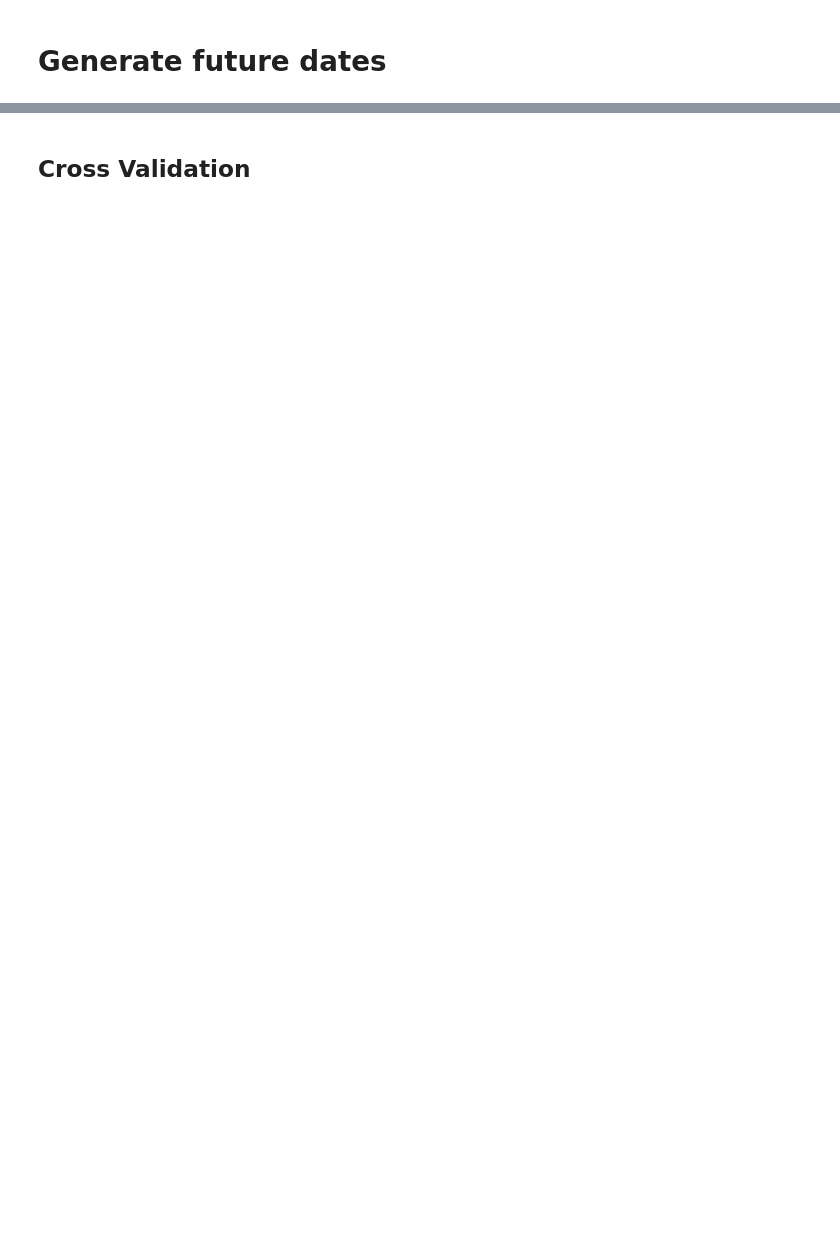
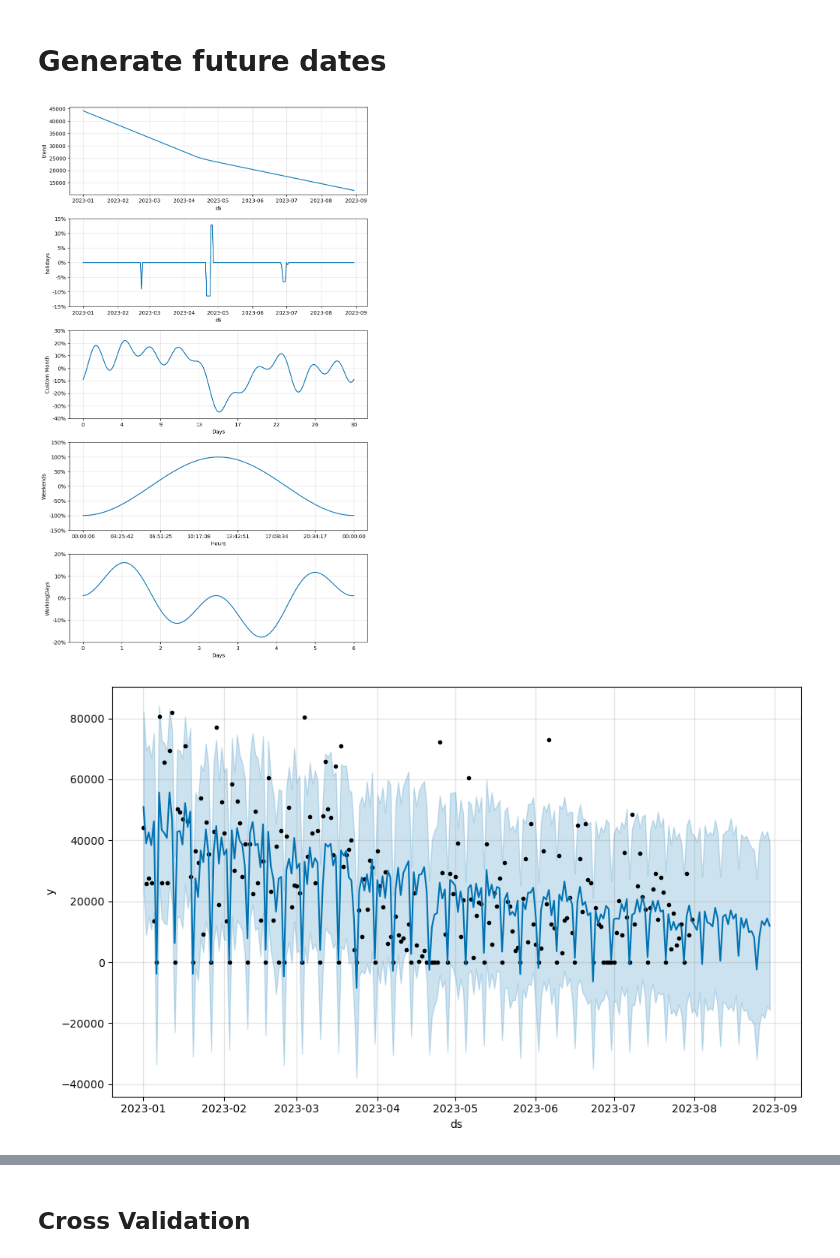
Before and after one commit to Ajazahmad94/DemandForecasting, a Jupyter notebook: models/prophetmodel.ipynb, the cells around one changed output, grey strips where cells are left out. Saved outputs shown, nothing was run; the diff lists cells and outputs as text; code cells hidden in the pictures; blank space fills up the shorter version.

```diff
--- a/models/prophetmodel.ipynb
+++ b/models/prophetmodel.ipynb
@@ -264,33 +484,33 @@ Exception: normal_id_glm_lpdf: Scale vector is 0, but must be positive finite! (
 # %%
 ### Generate future dates
 
-
-
-
-future_df = model.make_future_dataframe(periods=30)
-firstdate=future_df['ds'].iloc[0].strftime('%d-%m-%Y')
-lastdate=future_df['ds'].iloc[-1].strftime('%d-%m-%Y')
+future_df = prophetModel.make_future_dataframe(periods=30)
+firstdate=future_df['ds'].iloc[0]
+lastdate=future_df['ds'].iloc[-1]
 future_weekends = generate_weekends(firstdate, lastdate, weekend_days)
 
 future_df['is_ramadan'] = future_df['ds'].isin(ramadan_df['ds']).astype(int)
-future_df['cap'] = cap
-future_df['floor'] = floor
+#future_df['cap'] = cap
+#future_df['floor'] = floor
 
 # Add the 'holidays' column to the future DataFrame
 #future_df['holidays'] = 0
 #future_df.loc[future_df['ds'].isin(df_weekends['ds']), 'holidays'] = 1
 
 
 
 future_df['is_weekend'] = future_df['ds'].isin(future_weekends['ds']).astype(int)
 future_df['is_weekday'] = (future_df['is_weekend'] == 0).astype(int)
 
 
 ### Generate predictions
-forecast = model.predict(future_df)
+forecast = prophetModel.predict(future_df)
 
-### Analyze and visualize results
-forecast=forecast[['ds', 'yhat']].tail(30)# View predicted values for the next 30 days
-forecast.to_csv('/home/ajaz/DemandForecasting/Data/Output/forecast.csv')
+prophetModel.plot(forecast)
+prophetModel.plot_components(forecast)
+
 
 #print('Sucessfully Exported')
+# %% [output]
+[figure, added]
+[figure, added]
```
Also changed, not shown: parts of 18 cells of this notebook, 3 other files.
